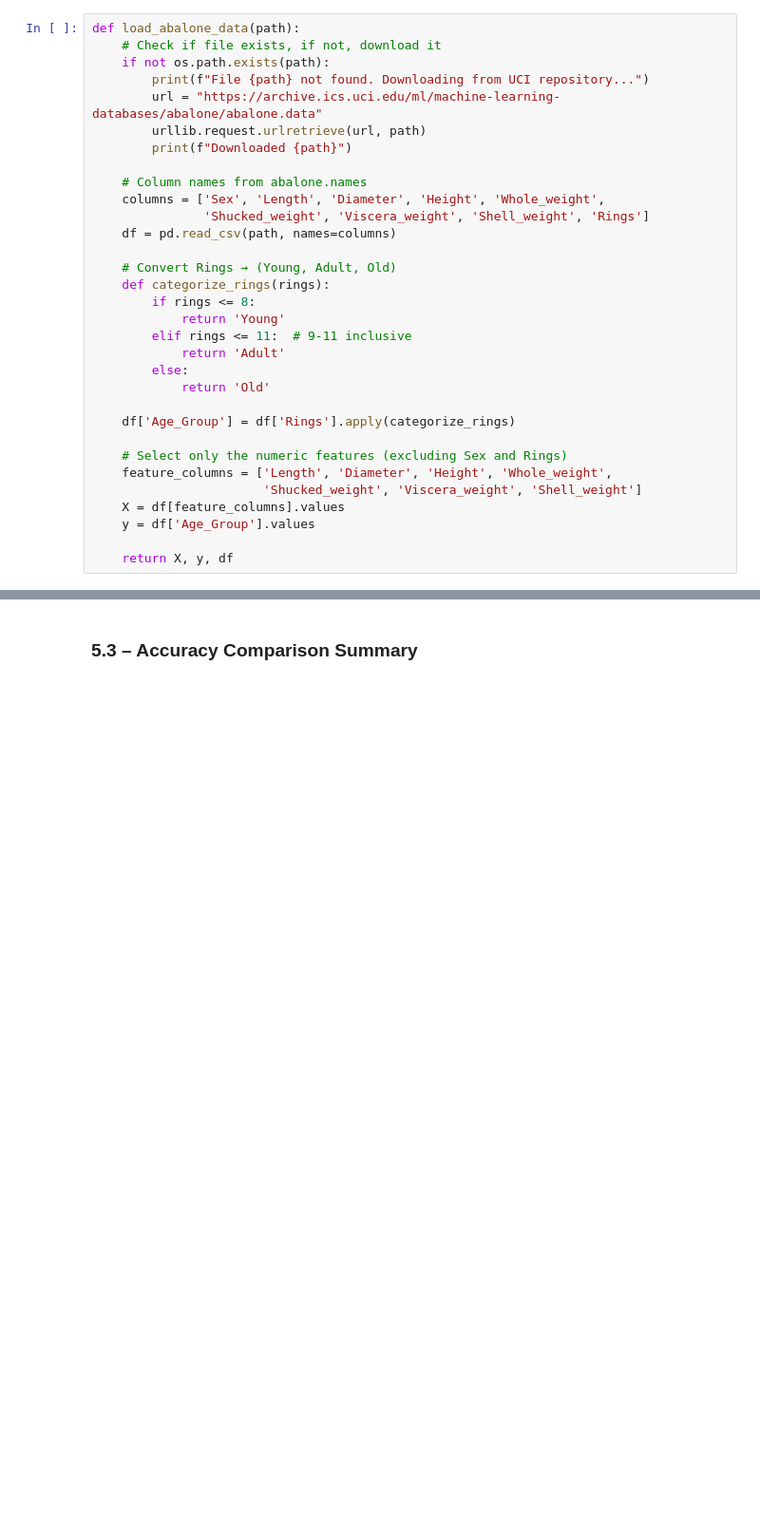
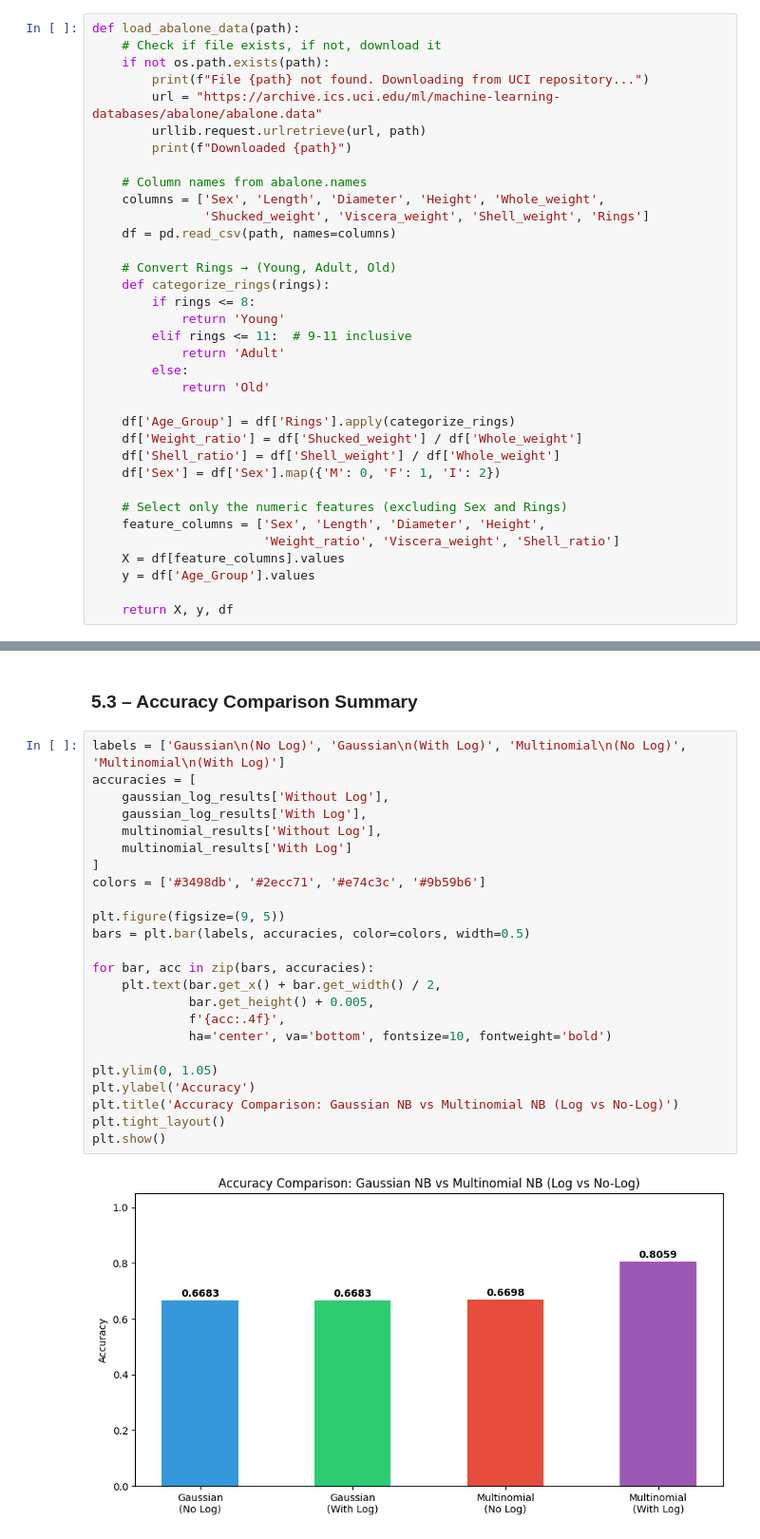
Before and after one commit to Sam-Gyu/naive-bayes-from-scratch, a Jupyter notebook: Naive_Bayes_Assignment.ipynb, the cells around one changed output, grey strips where cells are left out. Shown at 95% size. Drawn from its saved outputs; the diff is of its cells as text; blank space fills up the shorter version.

```diff
--- a/Naive_Bayes_Assignment.ipynb
+++ b/Naive_Bayes_Assignment.ipynb
@@ -105,10 +105,13 @@ def load_abalone_data(path):
             return 'Old'
 
     df['Age_Group'] = df['Rings'].apply(categorize_rings)
+    df['Weight_ratio'] = df['Shucked_weight'] / df['Whole_weight']
+    df['Shell_ratio'] = df['Shell_weight'] / df['Whole_weight']
+    df['Sex'] = df['Sex'].map({'M': 0, 'F': 1, 'I': 2})
 
     # Select only the numeric features (excluding Sex and Rings)
-    feature_columns = ['Length', 'Diameter', 'Height', 'Whole_weight',
-                       'Shucked_weight', 'Viscera_weight', 'Shell_weight']
+    feature_columns = ['Sex', 'Length', 'Diameter', 'Height',
+                       'Weight_ratio', 'Viscera_weight', 'Shell_ratio']
     X = df[feature_columns].values
     y = df['Age_Group'].values
 
@@ -721,2 +665,28 @@ plt.show()
 # %% [markdown]
 ### 5.3 – Accuracy Comparison Summary
+# %%
+labels = ['Gaussian\n(No Log)', 'Gaussian\n(With Log)', 'Multinomial\n(No Log)', 'Multinomial\n(With Log)']
+accuracies = [
+    gaussian_log_results['Without Log'],
+    gaussian_log_results['With Log'],
+    multinomial_results['Without Log'],
+    multinomial_results['With Log']
+]
+colors = ['#3498db', '#2ecc71', '#e74c3c', '#9b59b6']
+
+plt.figure(figsize=(9, 5))
+bars = plt.bar(labels, accuracies, color=colors, width=0.5)
+
+for bar, acc in zip(bars, accuracies):
+    plt.text(bar.get_x() + bar.get_width() / 2,
+             bar.get_height() + 0.005,
+             f'{acc:.4f}',
+             ha='center', va='bottom', fontsize=10, fontweight='bold')
+
+plt.ylim(0, 1.05)
+plt.ylabel('Accuracy')
+plt.title('Accuracy Comparison: Gaussian NB vs Multinomial NB (Log vs No-Log)')
+plt.tight_layout()
+plt.show()
+# %% [output]
+[figure, added]
```
Also changed, not shown: parts of 15 cells of this notebook, 1 other file.
